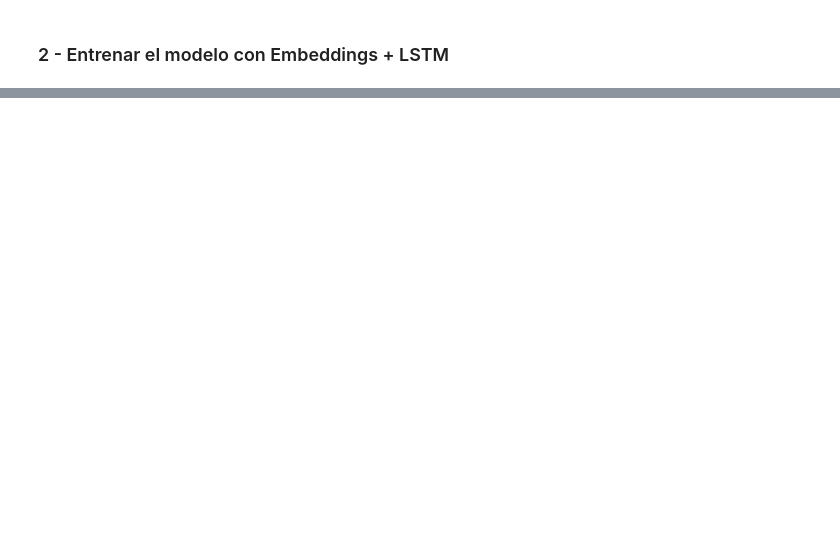
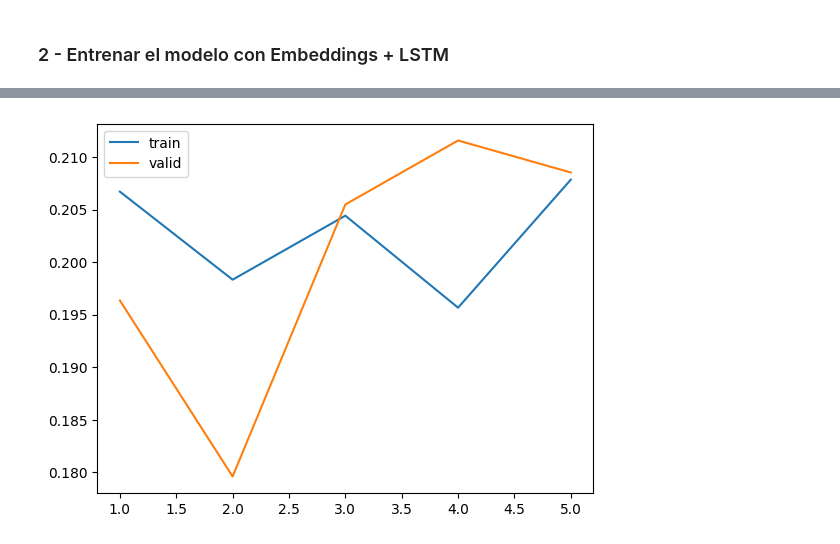
Before and after one commit to kchomontiel/NLP, a Jupyter notebook: Clase 5/5 - clothing_ecommerce_reviews.ipynb, the cells around one changed output, grey strips where cells are left out. Saved outputs shown, nothing was run; the diff lists cells and outputs as text; code cells hidden in the pictures; blank space fills up the shorter version.

```diff
--- a/Clase 5/5 - clothing_ecommerce_reviews.ipynb
+++ b/Clase 5/5 - clothing_ecommerce_reviews.ipynb
@@ -154,0 +409,2 @@ from keras.layers import Dropout
+# %%
+model_fasttext = FasttextEmbeddings()
@@ -154,0 +447,26 @@ from keras.layers import Dropout
+# %%
+# Definimos el modelo
+
+model2 = Sequential()
+# input_dim = vocab_size (max n_words)
+# input_length = setencias con padding a 200
+# output_dim = embed_dim (depende que embeddings pre entrenados utilizamos)
+model2.add(Embedding(input_dim=vocab_size, # definido en el Tokenizador
+                     output_dim=embed_dim, # dimensión de los embeddings utilizados
+                     input_length=in_shape, # máxima sentencia de entrada
+                     weights=[embedding_matrix], # matrix de embeddings
+                    trainable=False)) # marcar como layer no entrenable
+
+model2.add(LSTM(units=64, return_sequences=True))
+model2.add(Dropout(0.2))
+model2.add(LSTM(units=64)) # La última capa LSTM no lleva return_sequences
+
+model2.add(Dense(units=128, activation='relu'))
+model2.add(Dropout(rate=0.2))
+model2.add(Dense(units=out_shape, activation='sigmoid'))
+
+model2.compile(optimizer="adam",
+              loss='binary_crossentropy',
+              metrics=['accuracy'])
+
+model2.summary()
@@ -154,0 +491,2 @@ from keras.layers import Dropout
+# %%
+hist2 = model2.fit(X_train, y_train, epochs=5, validation_split=0.2)
@@ -154,0 +504,9 @@ from keras.layers import Dropout
+# %%
+import matplotlib.pyplot as plt
+import seaborn as sns
+epoch_count = range(1, len(hist2.history['accuracy']) + 1)
+sns.lineplot(x=epoch_count,  y=hist2.history['accuracy'], label='train')
+sns.lineplot(x=epoch_count,  y=hist2.history['val_accuracy'], label='valid')
+plt.show()
+# %% [output]
+[figure, added]
```
Also changed, not shown: parts of 31 cells of this notebook.
